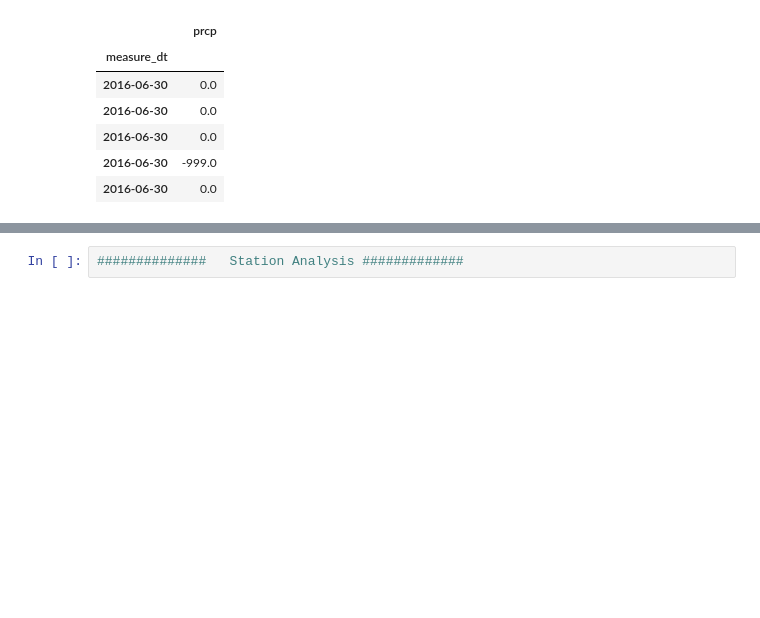
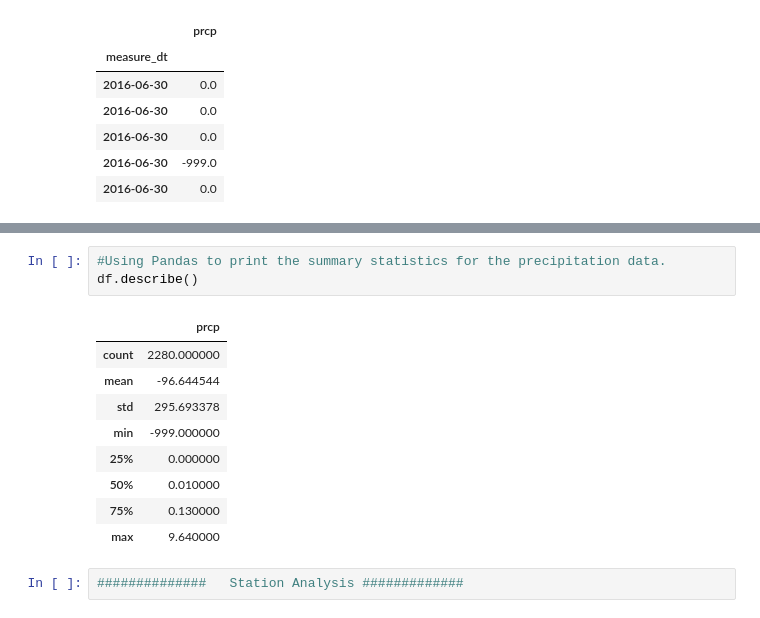
Before and after one commit to nbotelho/hw9--SurfsUp, a Jupyter notebook: climate_analysis.ipynb, the cells around one changed output, grey strips where cells are left out. Saved outputs shown, nothing was run; the diff lists cells and outputs as text; blank space fills up the shorter version.

```diff
--- a/climate_analysis.ipynb
+++ b/climate_analysis.ipynb
@@ -69,3 +67,16 @@ plt.show()
+# %%
+#Using Pandas to print the summary statistics for the precipitation data.
+df.describe()
+# %% [output]
+|  | prcp |
+| count | 2280.000000 |
+| mean | -96.644544 |
+| std | 295.693378 |
+| min | -999.000000 |
+| 25% | 0.000000 |
+| 50% | 0.010000 |
+| 75% | 0.130000 |
+| max | 9.640000 |
 # %%
 ##############   Station Analysis #############
 # %%
```
Also changed, not shown: parts of 2 cells of this notebook, 1 other file.
